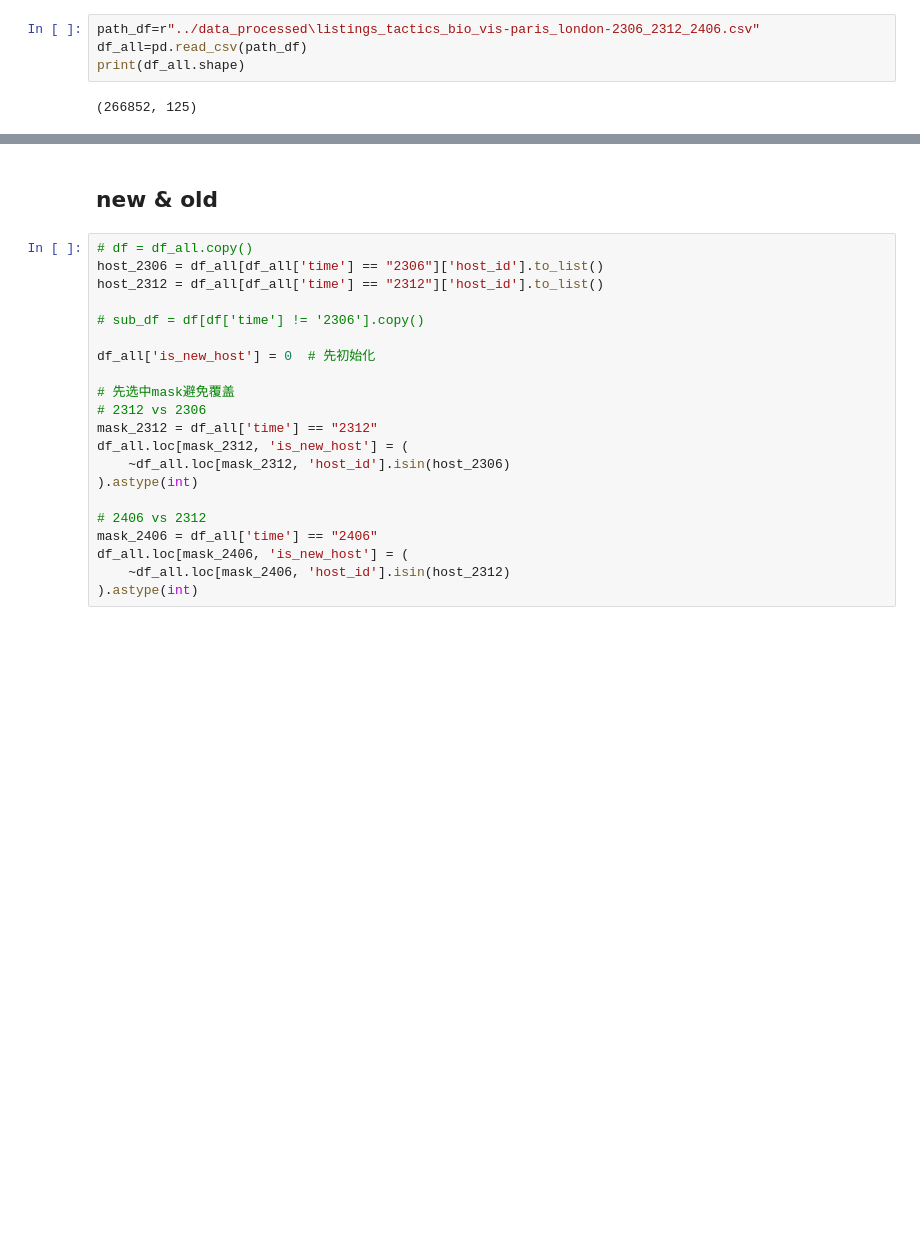
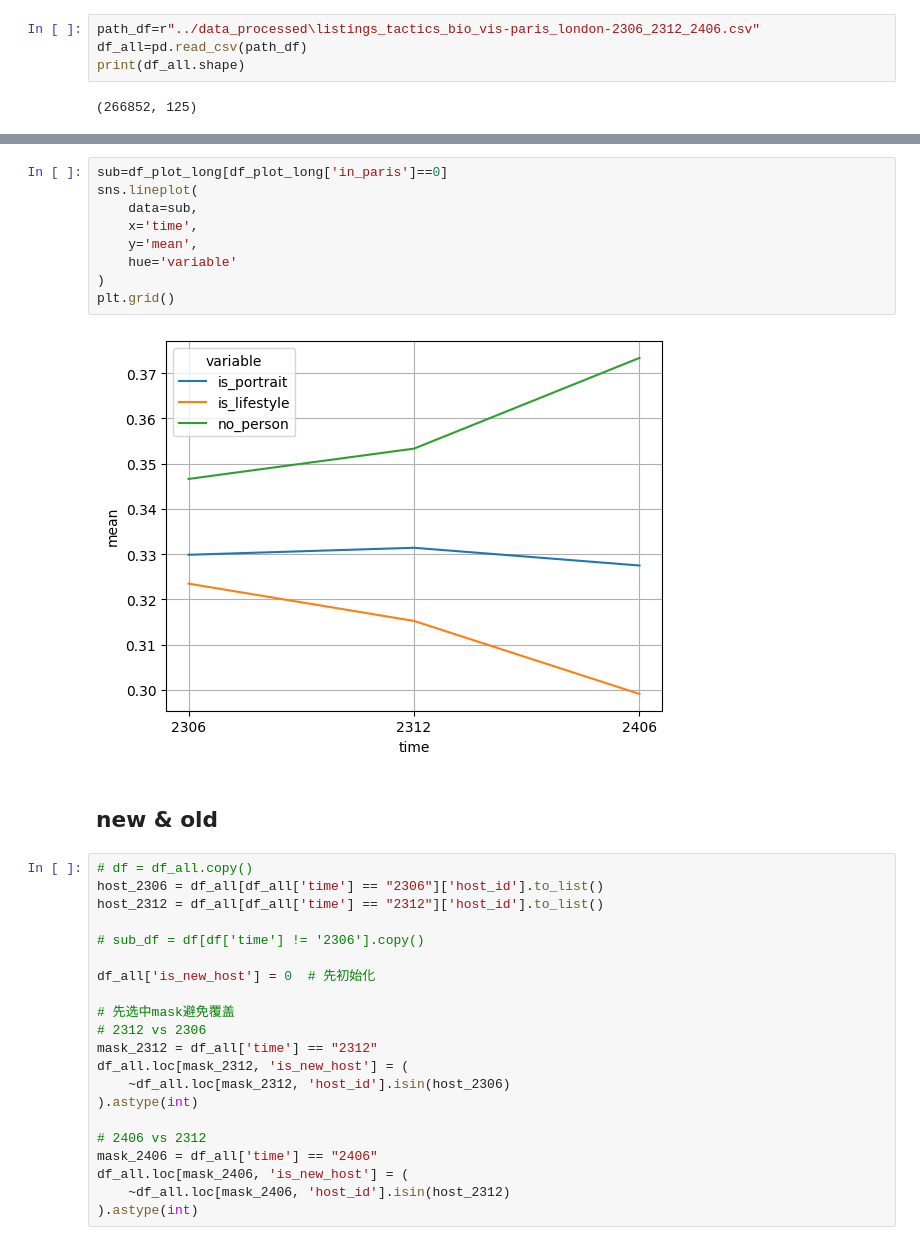
Before and after one commit to yeliu-dh/SelfPresentation_Multimodal_airbnb, a Jupyter notebook: E_desc/test_desc_host.ipynb, the cells around one changed output, grey strips where cells are left out. Cells and saved outputs as stored; diff of their text form; blank space fills up the shorter version.

```diff
--- a/E_desc/test_desc_host.ipynb
+++ b/E_desc/test_desc_host.ipynb
@@ -62,3 +139,14 @@ Name: count, dtype: int64
+# %%
+sub=df_plot_long[df_plot_long['in_paris']==0]
+sns.lineplot(
+    data=sub,
+    x='time',
+    y='mean',
+    hue='variable'
+)
+plt.grid()
+# %% [output]
+[figure, added]
 # %% [markdown]
 ## new & old
 # %%
```
Also changed, not shown: parts of 24 cells of this notebook, 4 other files.
